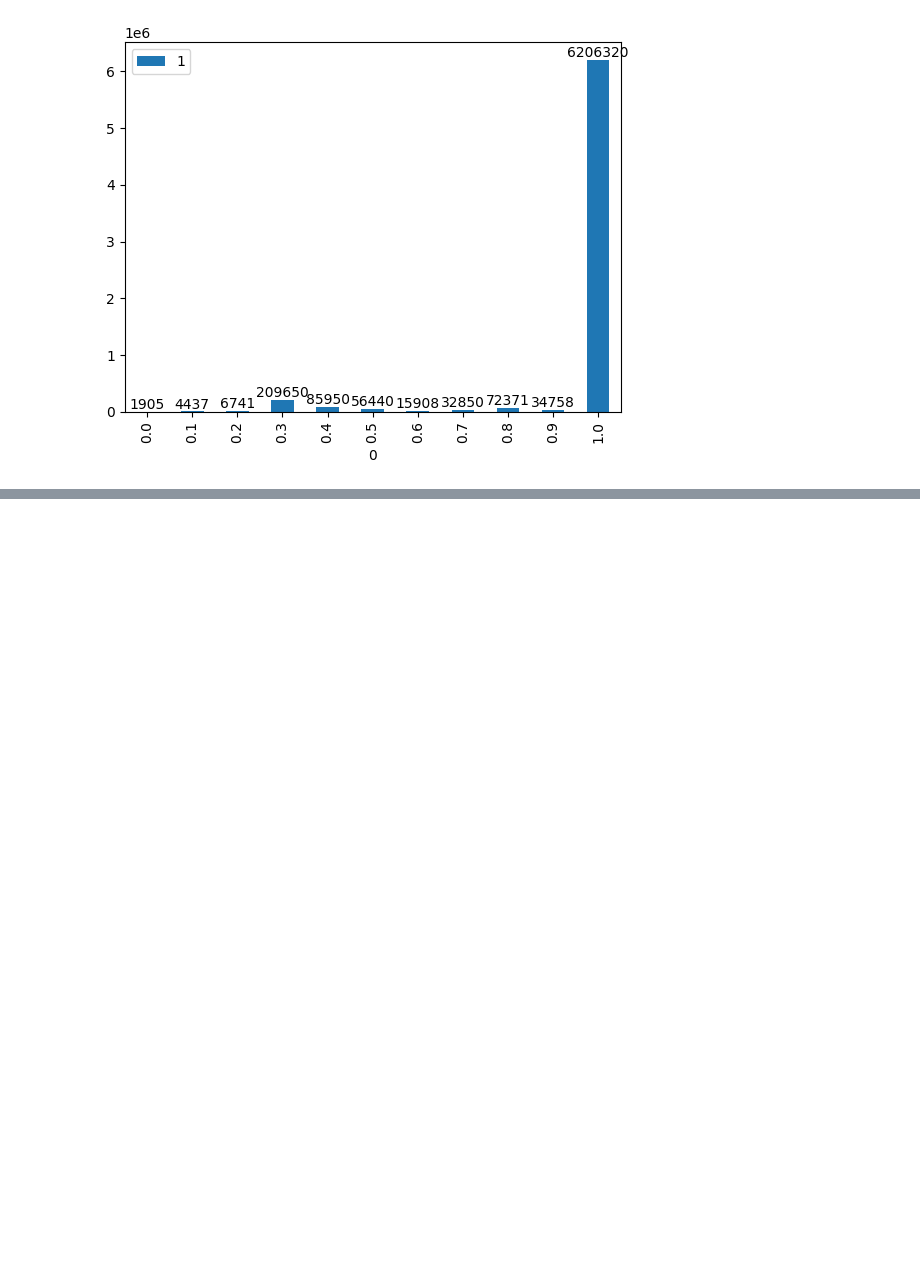
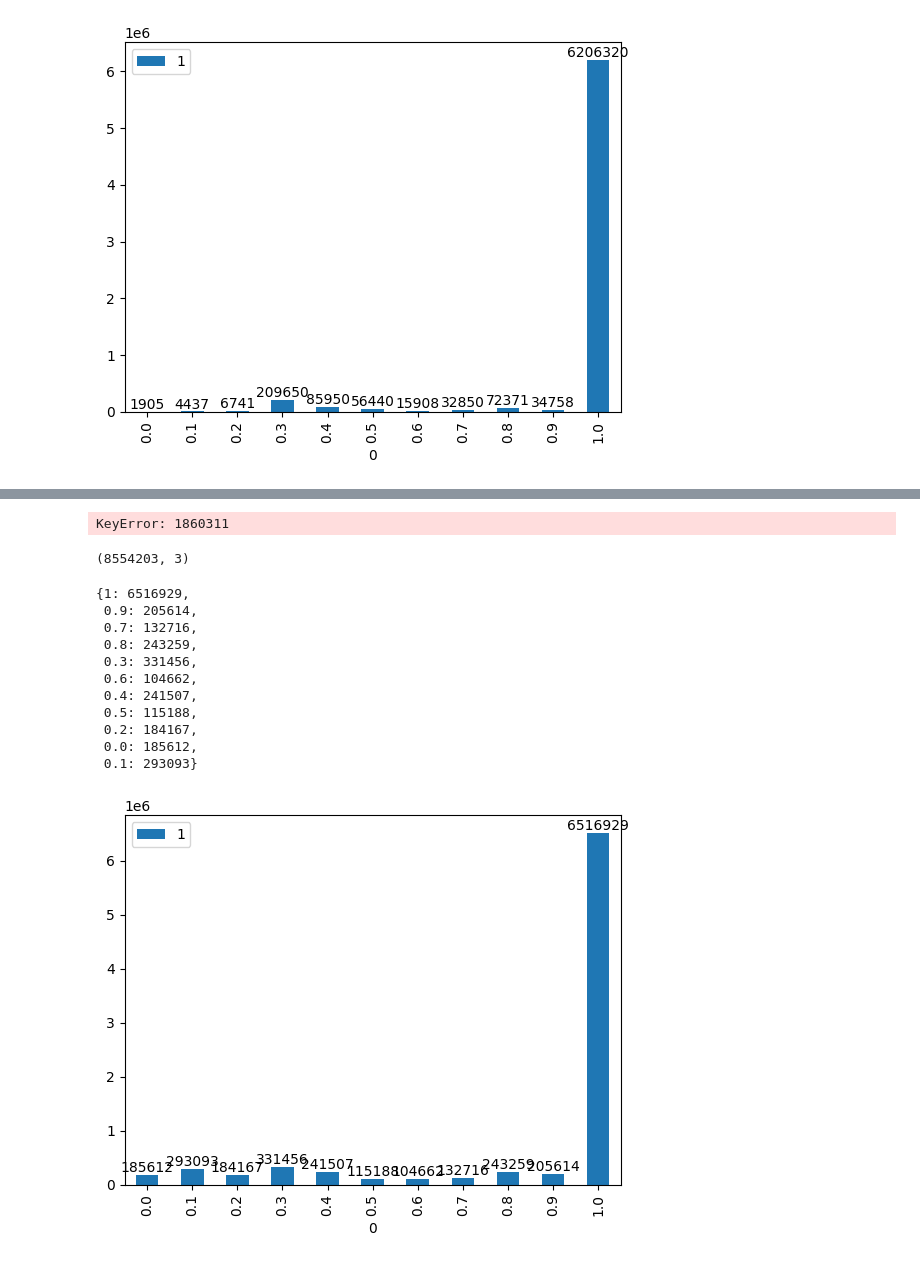
Before and after one commit to frapugna/TableEmbeddingsWithGNNs, a Jupyter notebook: prova.ipynb, the cells around one changed output, grey strips where cells are left out. Cells and saved outputs as stored; diff of their text form; code cells hidden in the pictures; blank space fills up the shorter version.

```diff
--- a/prova.ipynb
+++ b/prova.ipynb
@@ -64,0 +116,4 @@ for p in ax.patches:
+# %%
+fdf = deduplicate_hybrid(df_new)
+# %% [output]
+KeyError: 1860311
@@ -64,0 +122,6 @@ for p in ax.patches:
+# %%
+df_dirty = pd.read_csv('/dati/home/francesco.pugnaloni/wikipedia_tables/processed_tables/test_sample_dirty.csv')
+# %%
+df_dirty.shape
+# %% [output]
+(8554203, 3)
@@ -64,0 +130,15 @@ for p in ax.patches:
+# %%
+show_samples_distribution(df_dirty)
+# %% [output]
+{1: 6516929,
+ 0.9: 205614,
+ 0.7: 132716,
+ 0.8: 243259,
+ 0.3: 331456,
+ 0.6: 104662,
+ 0.4: 241507,
+ 0.5: 115188,
+ 0.2: 184167,
+ 0.0: 185612,
+ 0.1: 293093}
+[figure, added]
```
Also changed, not shown: parts of 37 cells of this notebook, 2 other files.
